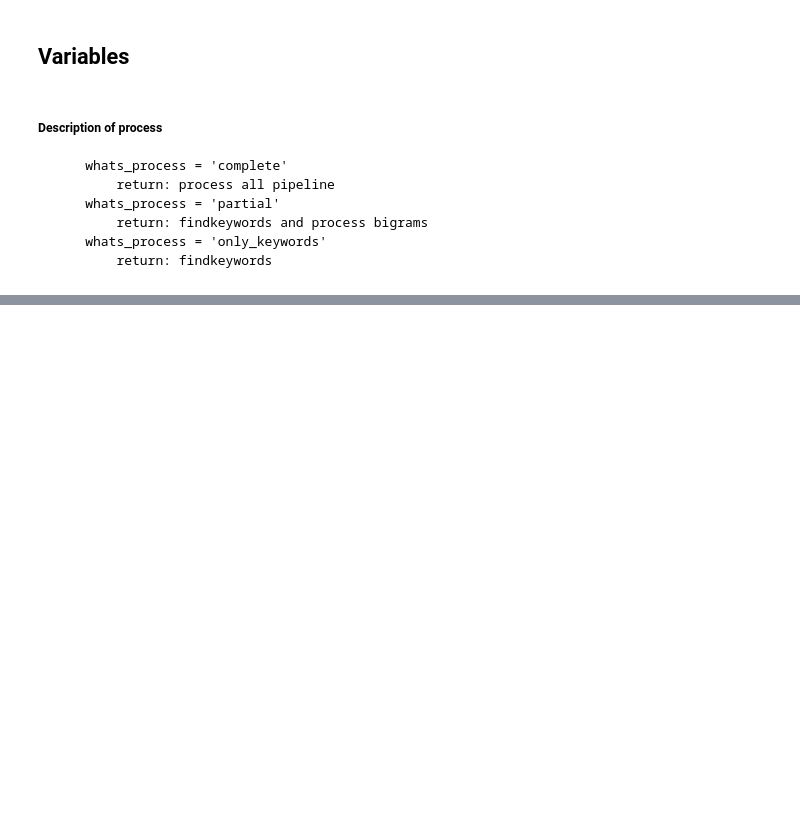
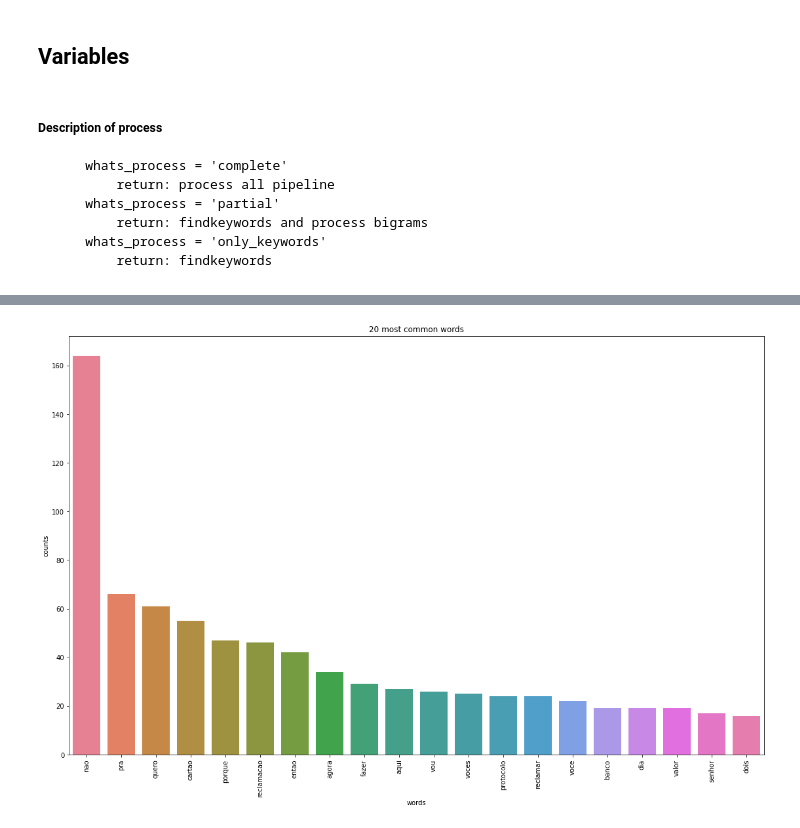
Before and after one commit to engineer-inks/model_fkeywords, a Jupyter notebook: notebooks/findkeywords-v.1.1.ipynb, the cells around one changed output, grey strips where cells are left out. Cells and saved outputs as stored; diff of their text form; code cells hidden in the pictures; blank space fills up the shorter version.

```diff
--- a/notebooks/findkeywords-v.1.1.ipynb
+++ b/notebooks/findkeywords-v.1.1.ipynb
@@ -121,0 +68,4 @@ df.head()
+# %%
+NlVisualization.plot_10_most_common_words(filename,column_filter,column_text)
+# %% [output]
+[figure, added]
```
Also changed, not shown: parts of 4 cells of this notebook, 1 other file.
